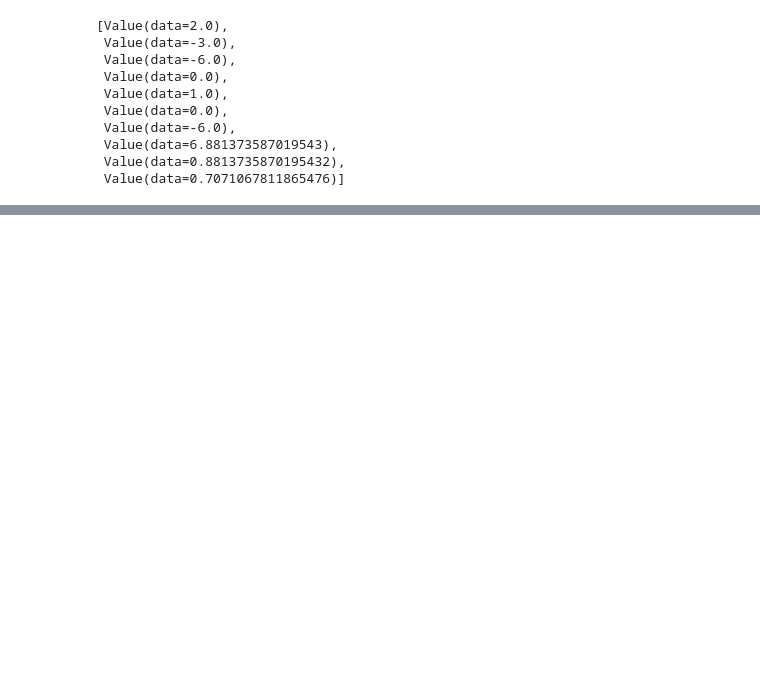
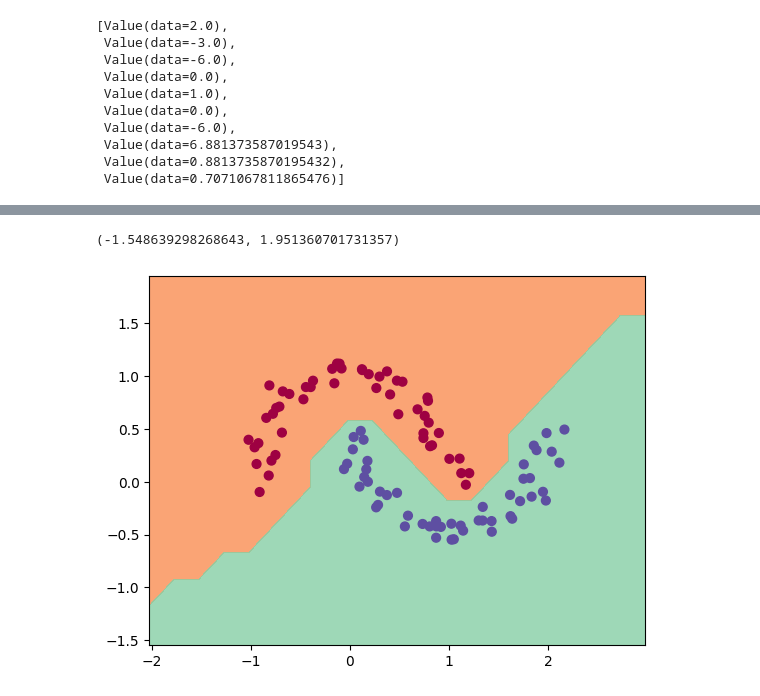
Before and after one commit to aughey/karpathy_walkthrough, a Jupyter notebook: microcrad.ipynb, the cells around one changed output, grey strips where cells are left out. Cells and saved outputs as stored; diff of their text form; code cells hidden in the pictures; blank space fills up the shorter version.

```diff
--- a/microcrad.ipynb
+++ b/microcrad.ipynb
@@ -268,0 +463,22 @@ result
+# %%
+# visualize decision boundary
+
+h = 0.25
+x_min, x_max = X[:, 0].min() - 1, X[:, 0].max() + 1
+y_min, y_max = X[:, 1].min() - 1, X[:, 1].max() + 1
+xx, yy = np.meshgrid(np.arange(x_min, x_max, h),
+                     np.arange(y_min, y_max, h))
+Xmesh = np.c_[xx.ravel(), yy.ravel()]
+inputs = [list(map(Value, xrow)) for xrow in Xmesh]
+scores = list(map(model, inputs))
+Z = np.array([s.data > 0 for s in scores])
+Z = Z.reshape(xx.shape)
+
+fig = plt.figure()
+plt.contourf(xx, yy, Z, cmap=plt.cm.Spectral, alpha=0.8)
+plt.scatter(X[:, 0], X[:, 1], c=y, s=40, cmap=plt.cm.Spectral)
+plt.xlim(xx.min(), xx.max())
+plt.ylim(yy.min(), yy.max())
+# %% [output]
+(-1.548639298268643, 1.951360701731357)
+[figure, added]
```
Also changed, not shown: parts of 13 cells of this notebook.
